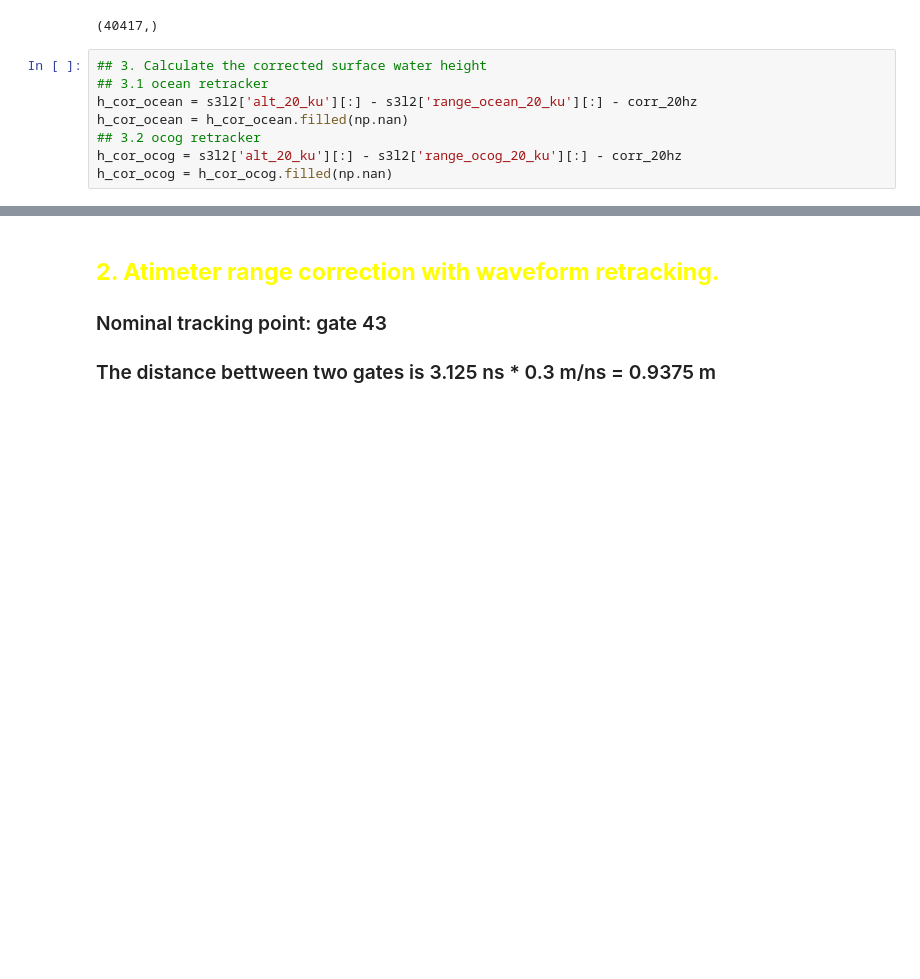
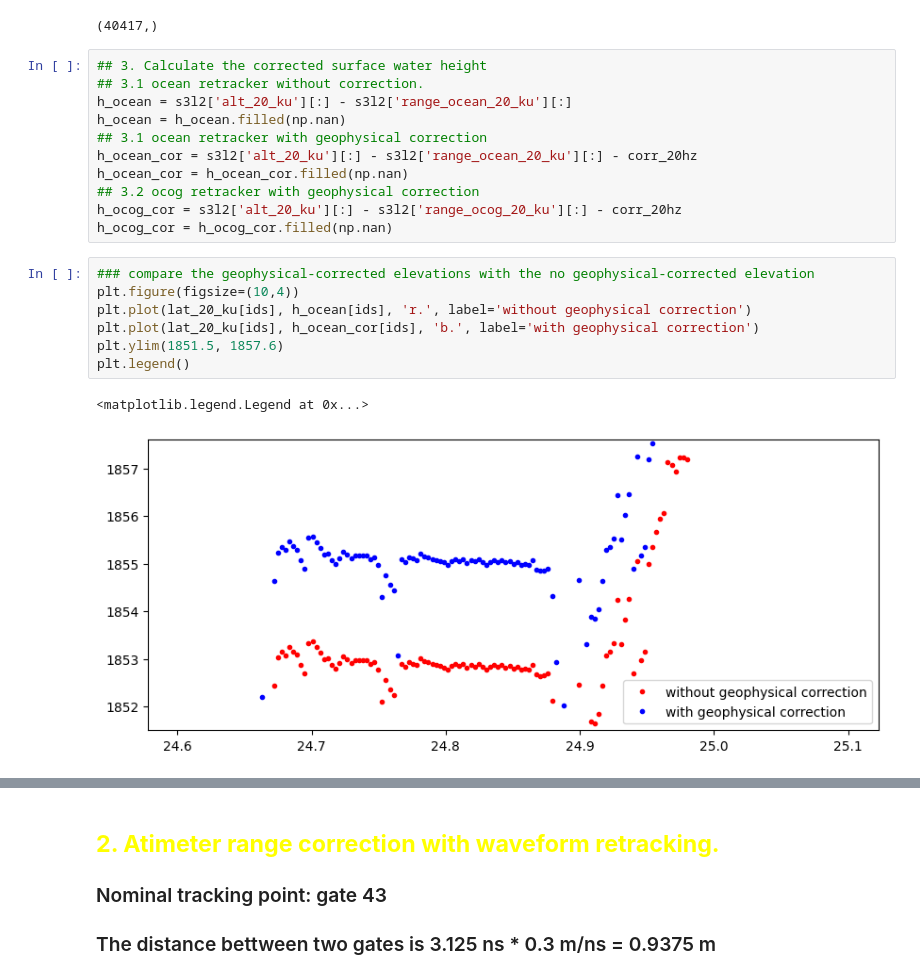
Before and after one commit to xinluo2018/satellite-altimetry-course, a Jupyter notebook: 第3章-星载雷达测高应用-12学时/3-sentinel-3_process.ipynb, the cells around one changed output, grey strips where cells are left out. Cells and saved outputs as stored; diff of their text form; blank space fills up the shorter version.

```diff
--- a/第3章-星载雷达测高应用-12学时/3-sentinel-3_process.ipynb
+++ b/第3章-星载雷达测高应用-12学时/3-sentinel-3_process.ipynb
@@ -118,12 +118,25 @@ print(corr_20hz.shape)
 (40417,)
 # %%
 ## 3. Calculate the corrected surface water height
-## 3.1 ocean retracker
-h_cor_ocean = s3l2['alt_20_ku'][:] - s3l2['range_ocean_20_ku'][:] - corr_20hz
-h_cor_ocean = h_cor_ocean.filled(np.nan)
-## 3.2 ocog retracker
-h_cor_ocog = s3l2['alt_20_ku'][:] - s3l2['range_ocog_20_ku'][:] - corr_20hz
-h_cor_ocog = h_cor_ocog.filled(np.nan)
+## 3.1 ocean retracker without correction.
+h_ocean = s3l2['alt_20_ku'][:] - s3l2['range_ocean_20_ku'][:]
+h_ocean = h_ocean.filled(np.nan)
+## 3.1 ocean retracker with geophysical correction
+h_ocean_cor = s3l2['alt_20_ku'][:] - s3l2['range_ocean_20_ku'][:] - corr_20hz
+h_ocean_cor = h_ocean_cor.filled(np.nan)
+## 3.2 ocog retracker with geophysical correction
+h_ocog_cor = s3l2['alt_20_ku'][:] - s3l2['range_ocog_20_ku'][:] - corr_20hz
+h_ocog_cor = h_ocog_cor.filled(np.nan)
+# %%
+### compare the geophysical-corrected elevations with the no geophysical-corrected elevation
+plt.figure(figsize=(10,4))
+plt.plot(lat_20_ku[ids], h_ocean[ids], 'r.', label='without geophysical correction')
+plt.plot(lat_20_ku[ids], h_ocean_cor[ids], 'b.', label='with geophysical correction')
+plt.ylim(1851.5, 1857.6)
+plt.legend()
+# %% [output]
+<matplotlib.legend.Legend at 0x...>
+[figure, added]
 # %%
 ### compare the geophysical-corrected elevations derived by ocog/ocean retracked ranges
 plt.figure(figsize=(10,4))
```
Also changed, not shown: parts of 6 cells of this notebook, 8 other files.
